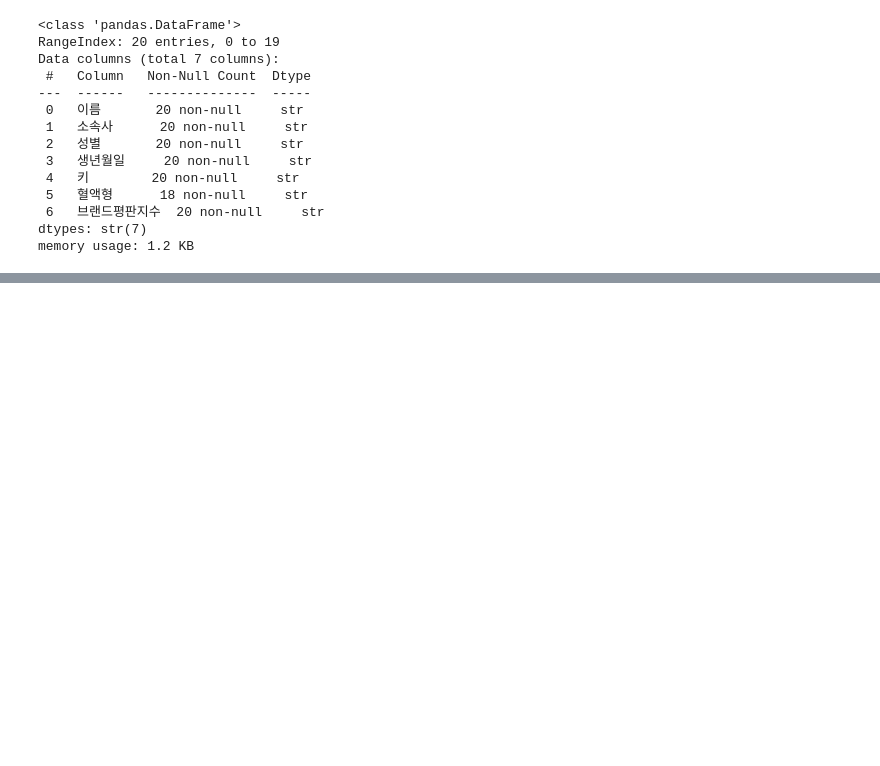
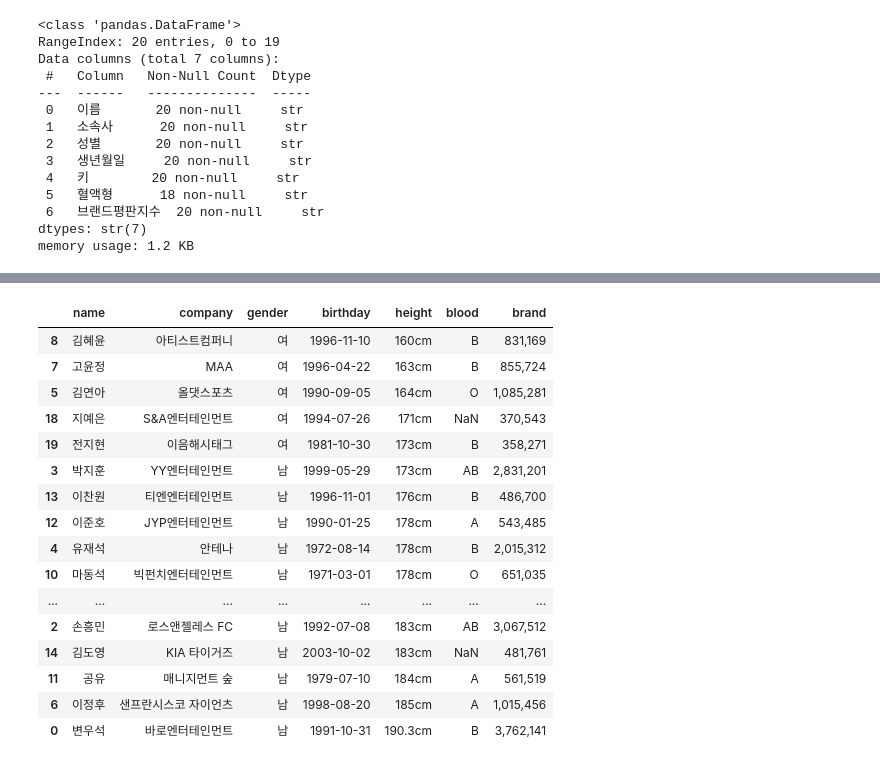
Before and after one commit to kjalh/02_DataAnalysis, a Jupyter notebook: 02_판다스(pandas).ipynb, the cells around one changed output, grey strips where cells are left out. Cells and saved outputs as stored; diff of their text form; code cells hidden in the pictures; blank space fills up the shorter version.

```diff
--- a/02_판다스(pandas).ipynb
+++ b/02_판다스(pandas).ipynb
@@ -184,0 +298,20 @@ memory usage: 1.2 KB
+# %%
+df.sort_values(by='height') # 키로 오름차순 정렬
+# %% [output]
+|  | name | company | gender | birthday | height | blood | brand |
+| 8 | 김혜윤 | 아티스트컴퍼니 | 여 | 1996-11-10 | 160cm | B | 831,169 |
+| 7 | 고윤정 | MAA | 여 | 1996-04-22 | 163cm | B | 855,724 |
+| 5 | 김연아 | 올댓스포츠 | 여 | 1990-09-05 | 164cm | O | 1,085,281 |
+| 18 | 지예은 | S&A엔터테인먼트 | 여 | 1994-07-26 | 171cm | NaN | 370,543 |
+| 19 | 전지현 | 이음해시태그 | 여 | 1981-10-30 | 173cm | B | 358,271 |
+| 3 | 박지훈 | YY엔터테인먼트 | 남 | 1999-05-29 | 173cm | AB | 2,831,201 |
+| 13 | 이찬원 | 티엔엔터테인먼트 | 남 | 1996-11-01 | 176cm | B | 486,700 |
+| 12 | 이준호 | JYP엔터테인먼트 | 남 | 1990-01-25 | 178cm | A | 543,485 |
+| 4 | 유재석 | 안테나 | 남 | 1972-08-14 | 178cm | B | 2,015,312 |
+| 10 | 마동석 | 빅펀치엔터테인먼트 | 남 | 1971-03-01 | 178cm | O | 651,035 |
+| ... | ... | ... | ... | ... | ... | ... | ... |
+| 2 | 손흥민 | 로스앤젤레스 FC | 남 | 1992-07-08 | 183cm | AB | 3,067,512 |
+| 14 | 김도영 | KIA 타이거즈 | 남 | 2003-10-02 | 183cm | NaN | 481,761 |
+| 11 | 공유 | 매니지먼트 숲 | 남 | 1979-07-10 | 184cm | A | 561,519 |
+| 6 | 이정후 | 샌프란시스코 자이언츠 | 남 | 1998-08-20 | 185cm | A | 1,015,456 |
+| 0 | 변우석 | 바로엔터테인먼트 | 남 | 1991-10-31 | 190.3cm | B | 3,762,141 |
```
Also changed, not shown: parts of 41 cells of this notebook, 2 other files.
